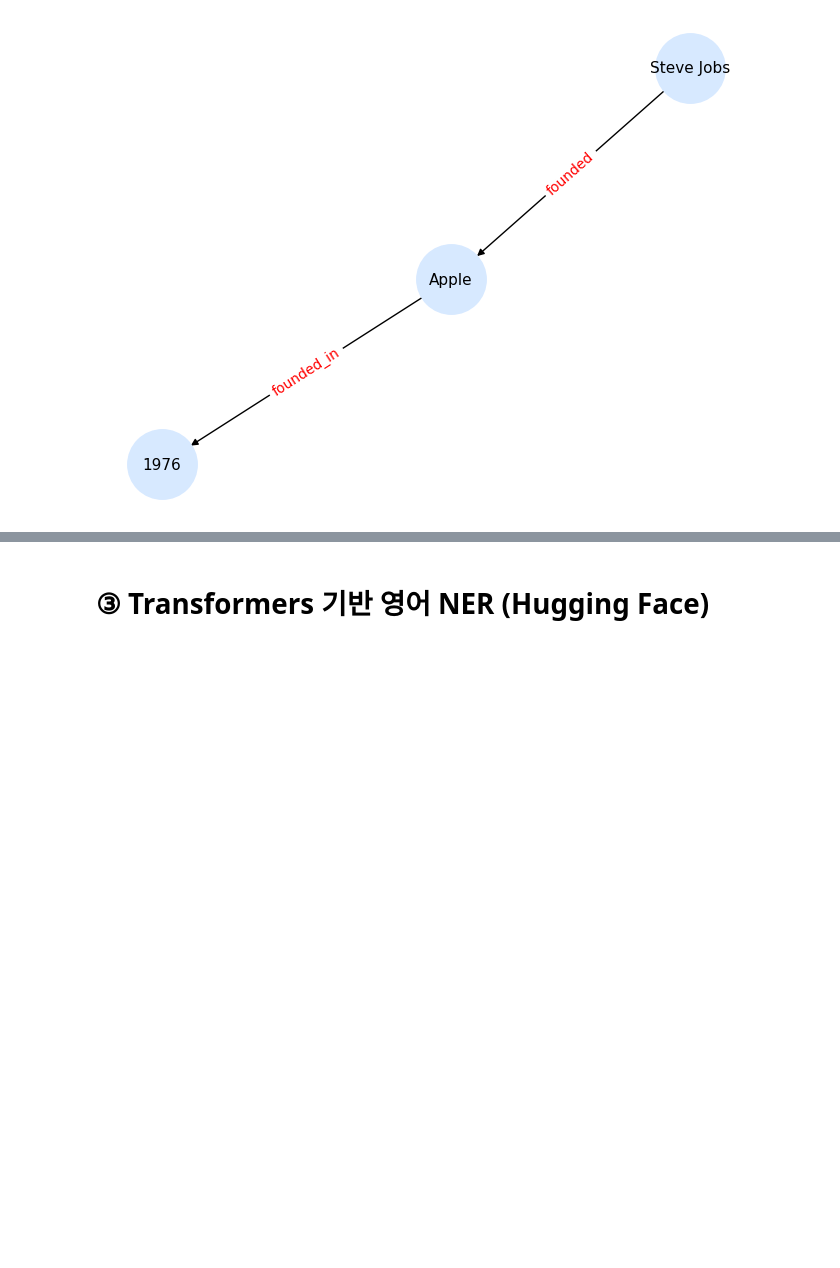
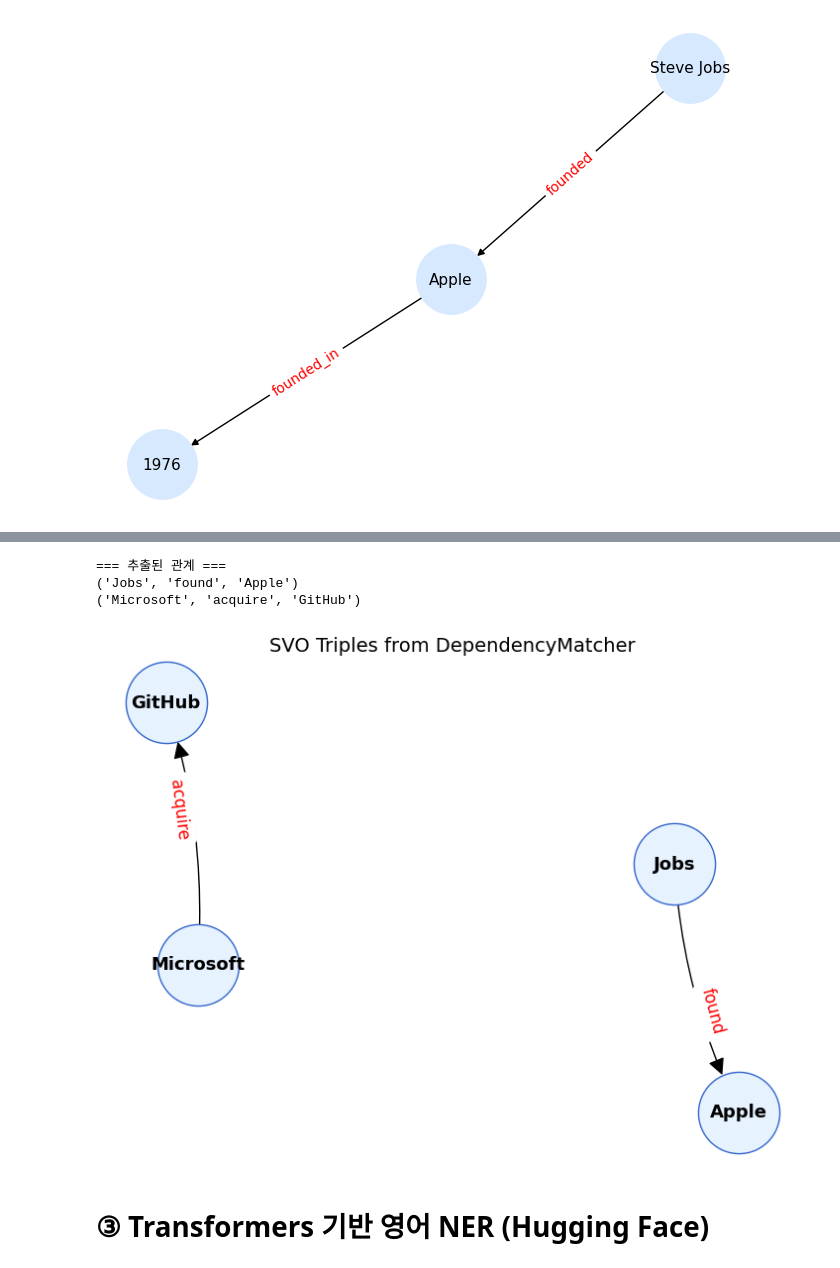
Before and after one commit to sinbba77/nlp-bible-code, a Jupyter notebook: 10장_Information Extraction/[10-1] 정보추출 실습.ipynb, the cells around one changed output, grey strips where cells are left out. Drawn from its saved outputs; the diff is of its cells as text; code cells hidden in the pictures; blank space fills up the shorter version.

```diff
--- a/10장_Information Extraction/[10-1] 정보추출 실습.ipynb
+++ b/10장_Information Extraction/[10-1] 정보추출 실습.ipynb
@@ -160,3 +228,71 @@ plt.show()
+# %%
+# ============================================
+# 🎨 추출 결과(triples)를 관계 그래프로 시각화
+# ============================================
+!pip install -q networkx matplotlib
+
+import networkx as nx
+import matplotlib.pyplot as plt
+
+def visualize_triples(triples, title="Relation Graph (SVO)"):
+    """
+    triples: [(subject, verb, object), ...]
+    - 노드 간격과 화살표를 보기 좋게 조정한 버전
+    """
+    if not triples:
+        print("표시할 트리플이 없습니다.")
+        return
+
+    # 방향 그래프 생성
+    G = nx.DiGraph()
+    for s, v, o in triples:
+        G.add_edge(s, o, label=v)
+
+    # 🔹 노드 간격 조정: k 값↑ → 간격 넓어짐
+    pos = nx.spring_layout(G, k=1.2, scale=2.0, seed=42)
+
+    plt.figure(figsize=(7, 5))
+    nx.draw(
+        G, pos,
+        with_labels=True,
+        node_size=3500,
+        node_color="#E7F2FF",
+        edgecolors="#3366CC",
+        font_size=13,
+        font_weight="bold",
+        arrows=True,
+        arrowsize=25,        # 화살표 크기
+        connectionstyle="arc3,rad=0.1"  # 엣지 곡선 (겹침 방지)
+    )
+
+    # 🔹 관계 라벨 표시 (엣지 가운데, 약간 위로)
+    edge_labels = nx.get_edge_attributes(G, 'label')
+    nx.draw_networkx_edge_labels(
+        G, pos,
+        edge_labels=edge_labels,
+        font_color="red",
+        font_size=12,
+        label_pos=0.6          # 화살표 방향 쪽으로 약간 이동
+    )
+
+    plt.title(title, fontsize=14)
+    plt.axis("off")
+    plt.show()
+
+# ============================================
+# 🔎 실제 시각화 실행
+# ============================================
+triples = extract_relations_en(text)
+print("=== 추출된 관계 ===")
+for t in triples:
+    print(t)
+
+visualize_triples(triples, title="SVO Triples from DependencyMatcher")
+# %% [output]
+=== 추출된 관계 ===
+('Jobs', 'found', 'Apple')
+('Microsoft', 'acquire', 'GitHub')
+[figure, added]
 # %% [markdown]
 # ③ Transformers 기반 영어 NER (Hugging Face)
 # %%
```
Also changed, not shown: parts of 6 cells of this notebook.
